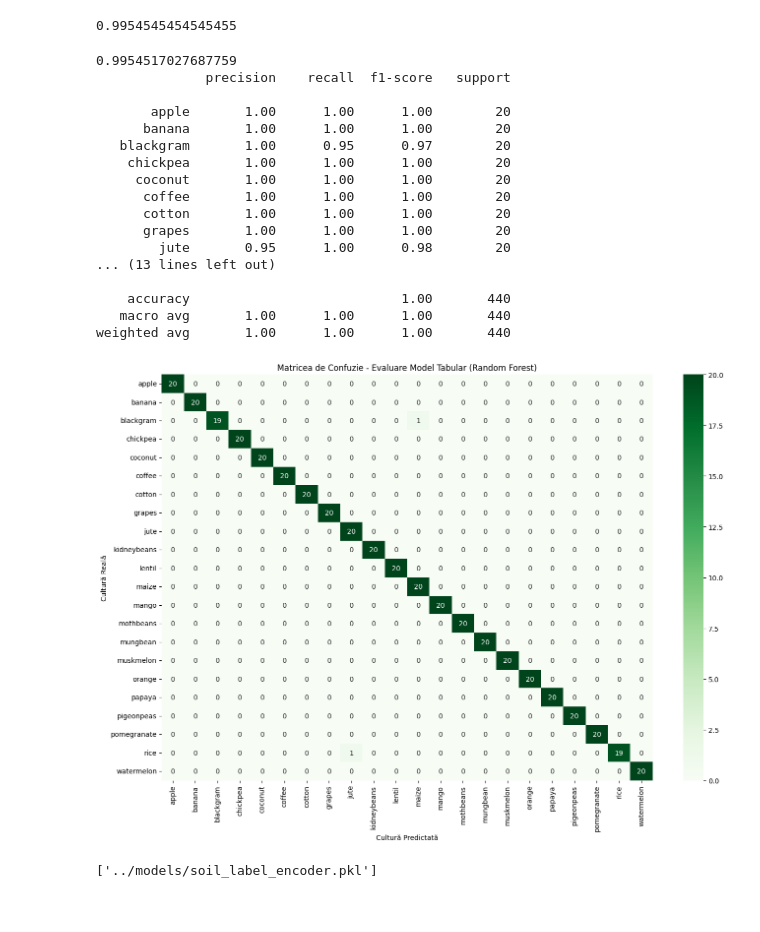
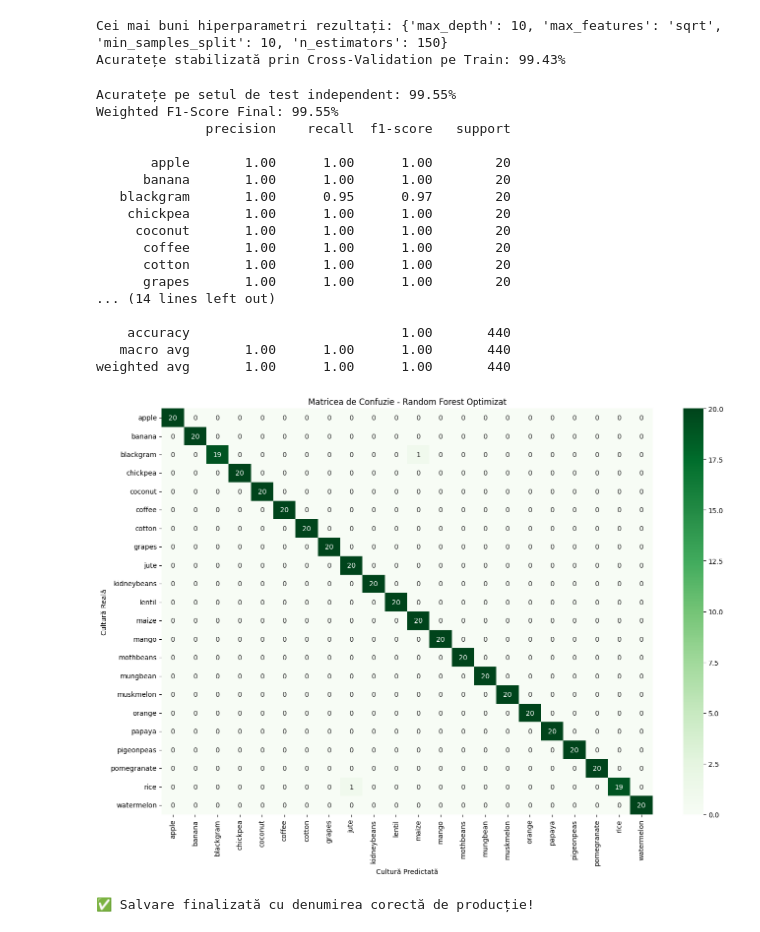
Before and after one commit to MrWeeb0/AgriGuard-AI, a Jupyter notebook: notebooks/04_train_tabular_model.ipynb, the cells around one changed output. Cells and saved outputs as stored; diff of their text form; code cells hidden in the pictures.

```diff
--- a/notebooks/04_train_tabular_model.ipynb
+++ b/notebooks/04_train_tabular_model.ipynb
@@ -66,16 +50,38 @@ SVM (RBF Kernel)          98.58%         98.41%
 # %%
-model_final = modele["Random Forest"]
-rf_acc = model_final.score(X_test_scaled, y_test)
-print(rf_acc)
+param_grid = {
+    'n_estimators': [50, 100, 150],
+    'max_depth': [6, 8, 10],
+    'min_samples_split': [4, 6, 10],
+    'max_features': ['sqrt']
+}
+
+cv_stratificat = StratifiedKFold(n_splits=5, shuffle=True, random_state=42)
+
+grid_search = GridSearchCV(
+    estimator=RandomForestClassifier(random_state=42),
+    param_grid=param_grid,
+    cv=cv_stratificat,
+    scoring='accuracy',
+    n_jobs=-1
+)
+
+grid_search.fit(X_train_scaled, y_train)
+model_final = grid_search.best_estimator_
+
+print(f"Cei mai buni hiperparametri rezultați: {grid_search.best_params_}")
+print(f"Acuratețe stabilizată prin Cross-Validation pe Train: {grid_search.best_score_ * 100:.2f}%")
 # %% [output]
-0.9954545454545455
+Cei mai buni hiperparametri rezultați: {'max_depth': 10, 'max_features': 'sqrt', 'min_samples_split': 10, 'n_estimators': 150}
+Acuratețe stabilizată prin Cross-Validation pe Train: 99.43%
 # %%
 y_pred = model_final.predict(X_test_scaled)
 f1_ponderat = f1_score(y_test, y_pred, average='weighted')
-print(f1_ponderat)
+print(f"Acuratețe pe setul de test independent: {model_final.score(X_test_scaled, y_test)*100:.2f}%")
+print(f"Weighted F1-Score Final: {f1_ponderat*100:.2f}%")
 print(classification_report(y_test, y_pred, target_names=label_encoder.classes_))
 # %% [output]
-0.9954517027687759
+Acuratețe pe setul de test independent: 99.55%
+Weighted F1-Score Final: 99.55%
               precision    recall  f1-score   support
 
        apple       1.00      1.00      1.00        20
@@ -86,8 +92,7 @@ print(classification_report(y_test, y_pred, target_names=label_encoder.classes_)
       coffee       1.00      1.00      1.00        20
       cotton       1.00      1.00      1.00        20
       grapes       1.00      1.00      1.00        20
-        jute       0.95      1.00      0.98        20
-... (13 lines left out)
+... (14 lines left out)
 
     accuracy                           1.00       440
    macro avg       1.00      1.00      1.00       440
@@ -95,18 +100,19 @@ weighted avg       1.00      1.00      1.00       440
 # %%
 plt.figure(figsize=(14, 10))
 sns.heatmap(confusion_matrix(y_test, y_pred), annot=True, fmt='d', cmap='Greens',
             xticklabels=label_encoder.classes_, yticklabels=label_encoder.classes_)
-plt.title('Matricea de Confuzie - Evaluare Model Tabular (Random Forest)')
+plt.title('Matricea de Confuzie - Random Forest Optimizat')
 plt.ylabel('Cultură Reală')
 plt.xlabel('Cultură Predictată')
 plt.xticks(rotation=90)
 plt.tight_layout()
 plt.show()
 
 os.makedirs('../models', exist_ok=True)
-joblib.dump(model_final, '../models/xgboost_soil_model.pkl')
+joblib.dump(model_final, '../models/random_forest_soil_model.pkl')
 joblib.dump(scaler, '../models/soil_scaler.pkl')
 joblib.dump(label_encoder, '../models/soil_label_encoder.pkl')
+print("✅ Salvare finalizată cu denumirea corectă de producție!")
 # %% [output]
-[figure, old version]
+[figure, new version]
-['../models/soil_label_encoder.pkl']
+✅ Salvare finalizată cu denumirea corectă de producție!
```
Also changed, not shown: parts of 2 cells of this notebook, 8 other files.
